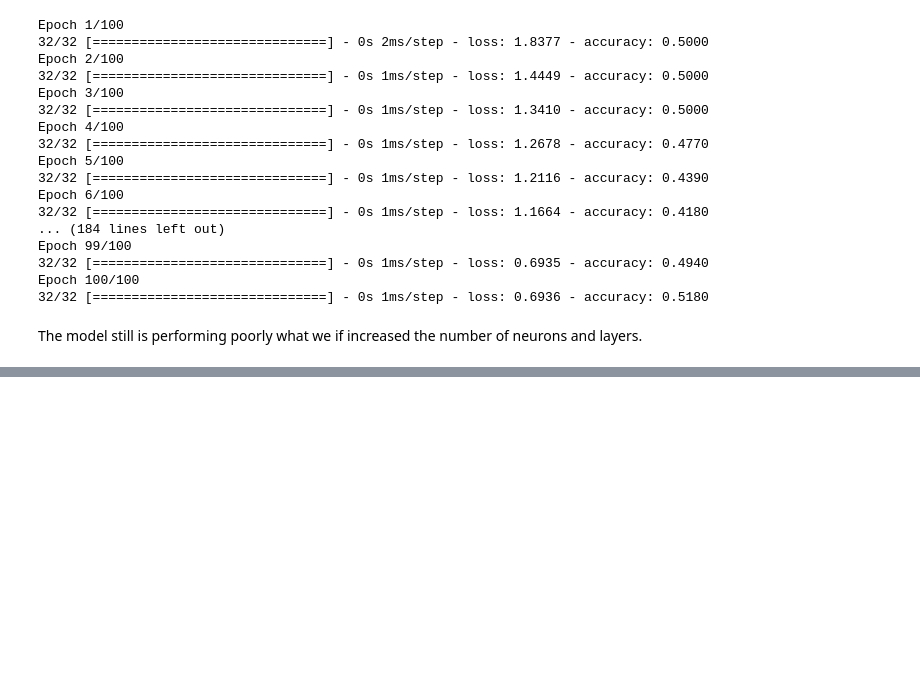
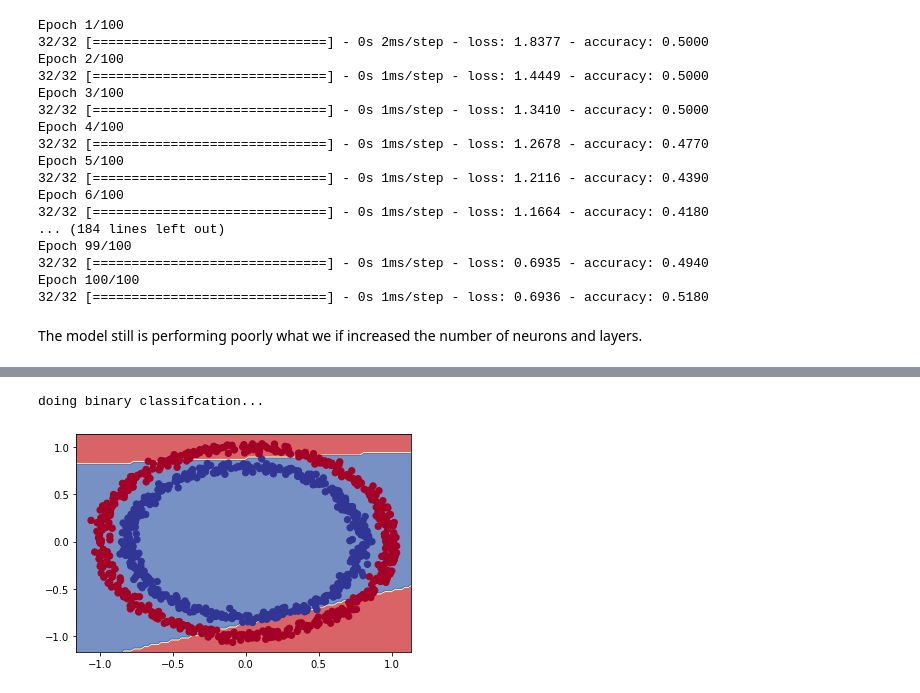
Before and after one commit to Axl11475581/TensorFlow-Certificate, a Jupyter notebook: 2_0_N_N_Classification.ipynb, the cells around one changed output, grey strips where cells are left out. Drawn from its saved outputs; the diff is of its cells as text; code cells hidden in the pictures; blank space fills up the shorter version.

```diff
--- a/2_0_N_N_Classification.ipynb
+++ b/2_0_N_N_Classification.ipynb
@@ -480,0 +499,6 @@ history = model_6.fit(X, y, epochs=100)
+# %%
+# Check out the predictions using 2 hidden layers
+plot_decision_boundary(model_6, X, y)
+# %% [output]
+doing binary classifcation...
+[figure, added]
```
Also changed, not shown: parts of 1 cell of this notebook.
